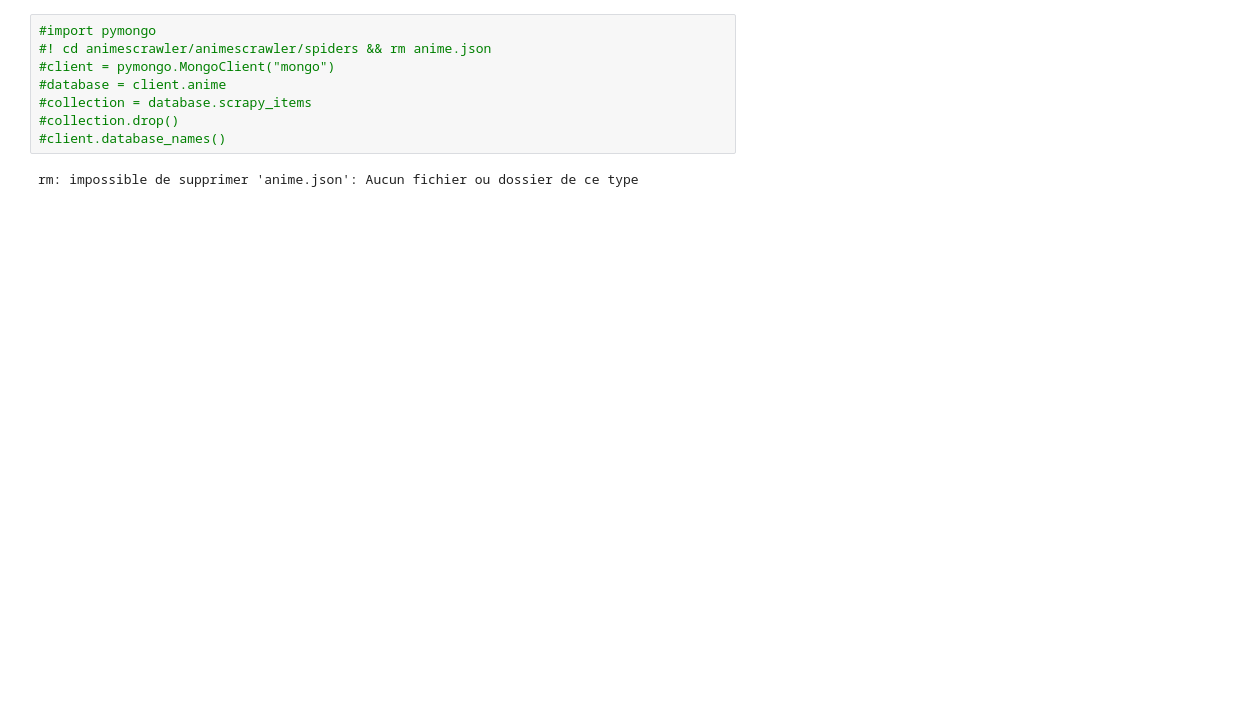
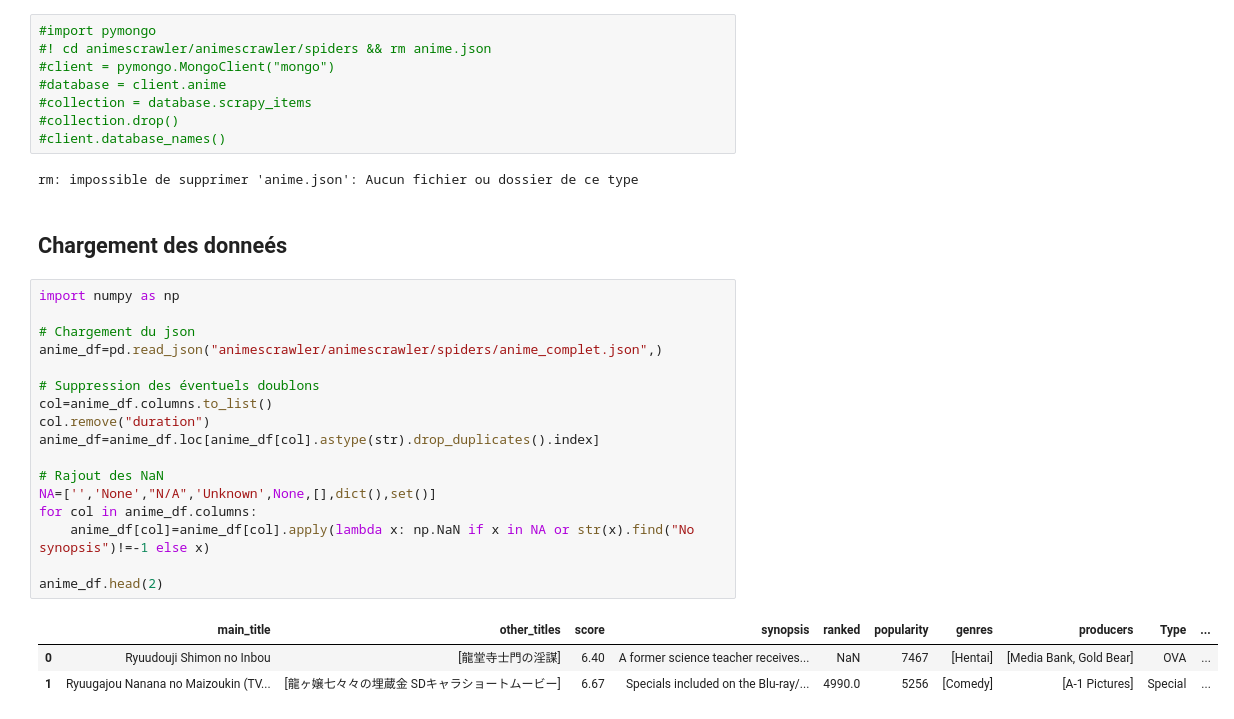
Before and after one commit to LcPlacide/DataEngineerTools, a Jupyter notebook: 6Evaluation/Projet/Animescrapper.ipynb, the cells around one changed output. Saved outputs shown, nothing was run; the diff lists cells and outputs as text; blank space fills up the shorter version.

```diff
--- a/6Evaluation/Projet/Animescrapper.ipynb
+++ b/6Evaluation/Projet/Animescrapper.ipynb
@@ -321,3 +350,26 @@ s of the Green Forest'],
 #client.database_names()
 # %% [output]
 rm: impossible de supprimer 'anime.json': Aucun fichier ou dossier de ce type
+# %% [markdown]
+## Chargement des donneés
+# %%
+import numpy as np
+
+# Chargement du json
+anime_df=pd.read_json("animescrawler/animescrawler/spiders/anime_complet.json",)
+
+# Suppression des éventuels doublons
+col=anime_df.columns.to_list()
+col.remove("duration")
+anime_df=anime_df.loc[anime_df[col].astype(str).drop_duplicates().index]
+
+# Rajout des NaN
+NA=['','None',"N/A",'Unknown',None,[],dict(),set()]
+for col in anime_df.columns:
+    anime_df[col]=anime_df[col].apply(lambda x: np.NaN if x in NA or str(x).find("No synopsis")!=-1 else x)
+
+anime_df.head(2)
+# %% [output]
+|  | main_title | other_titles | score | synopsis | ranked | popularity | genres | producers | Type | ... |
+| 0 | Ryuudouji Shimon no Inbou | [龍堂寺士門の淫謀] | 6.40 | A former science teacher receives... | NaN | 7467 | [Hentai] | [Media Bank, Gold Bear] | OVA | ... |
+| 1 | Ryuugajou Nanana no Maizoukin (TV... | [龍ヶ嬢七々々の埋蔵金 SDキャラショートムービー] | 6.67 | Specials included on the Blu-ray/... | 4990.0 | 5256 | [Comedy] | [A-1 Pictures] | Special | ... |
```
Also changed, not shown: parts of 5 cells of this notebook, 6 other files.
